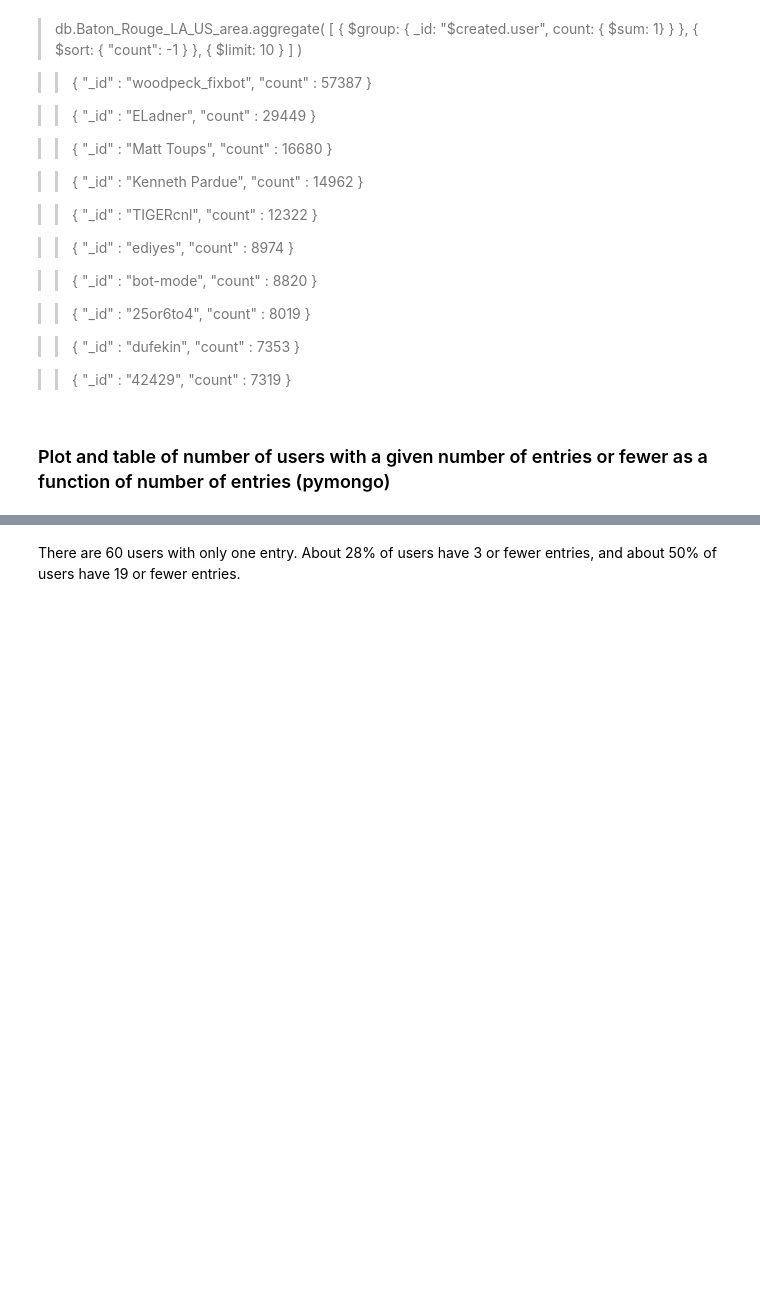
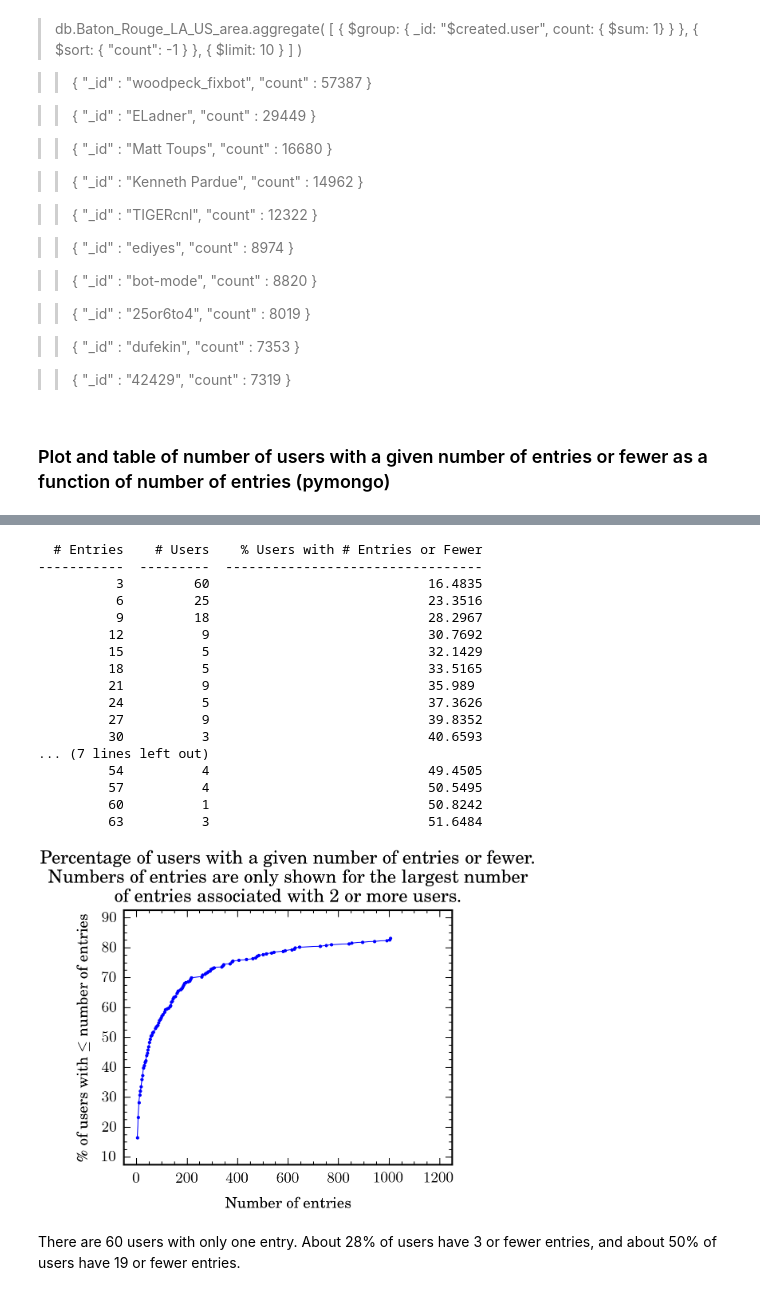
Before and after one commit to bnovak1/data_analyst_nanodegree, a Jupyter notebook: MongoDB/Project/Report.ipynb, the cells around one changed output, grey strips where cells are left out. Cells and saved outputs as stored; diff of their text form; code cells hidden in the pictures; blank space fills up the shorter version.

```diff
--- a/MongoDB/Project/Report.ipynb
+++ b/MongoDB/Project/Report.ipynb
@@ -176,7 +185,3 @@ Most of the entries do not contain a city name.
 >>{ "_id" : "42429", "count" : 7319 }
 # %% [markdown]
 ### Plot and table of number of users with a given number of entries or fewer as a function of number of entries (pymongo)
-# %%
-%pylab inline
-%config InlineBackend.figure_format = 'pdf'
-plt.rc('text', usetex=True)
@@ -206,3 +188,27 @@ run entry_count_hist.py
+# %%
+%run entry_count_hist.py
+
+import IPython.display as disp
+disp.Image('entry_count.png', width=500)
+# %% [output]
+  # Entries    # Users    % Users with # Entries or Fewer
+-----------  ---------  ---------------------------------
+          3         60                            16.4835
+          6         25                            23.3516
+          9         18                            28.2967
+         12          9                            30.7692
+         15          5                            32.1429
+         18          5                            33.5165
+         21          9                            35.989
+         24          5                            37.3626
+         27          9                            39.8352
+         30          3                            40.6593
+... (7 lines left out)
+         54          4                            49.4505
+         57          4                            50.5495
+         60          1                            50.8242
+         63          3                            51.6484
+[figure, added]
 # %% [markdown]
 There are 60 users with only one entry. About 28% of users have 3 or fewer entries, and about 50% of users have 19 or fewer entries.
 # %% [markdown]
```
Also changed, not shown: parts of 14 cells of this notebook, 8 other files.
